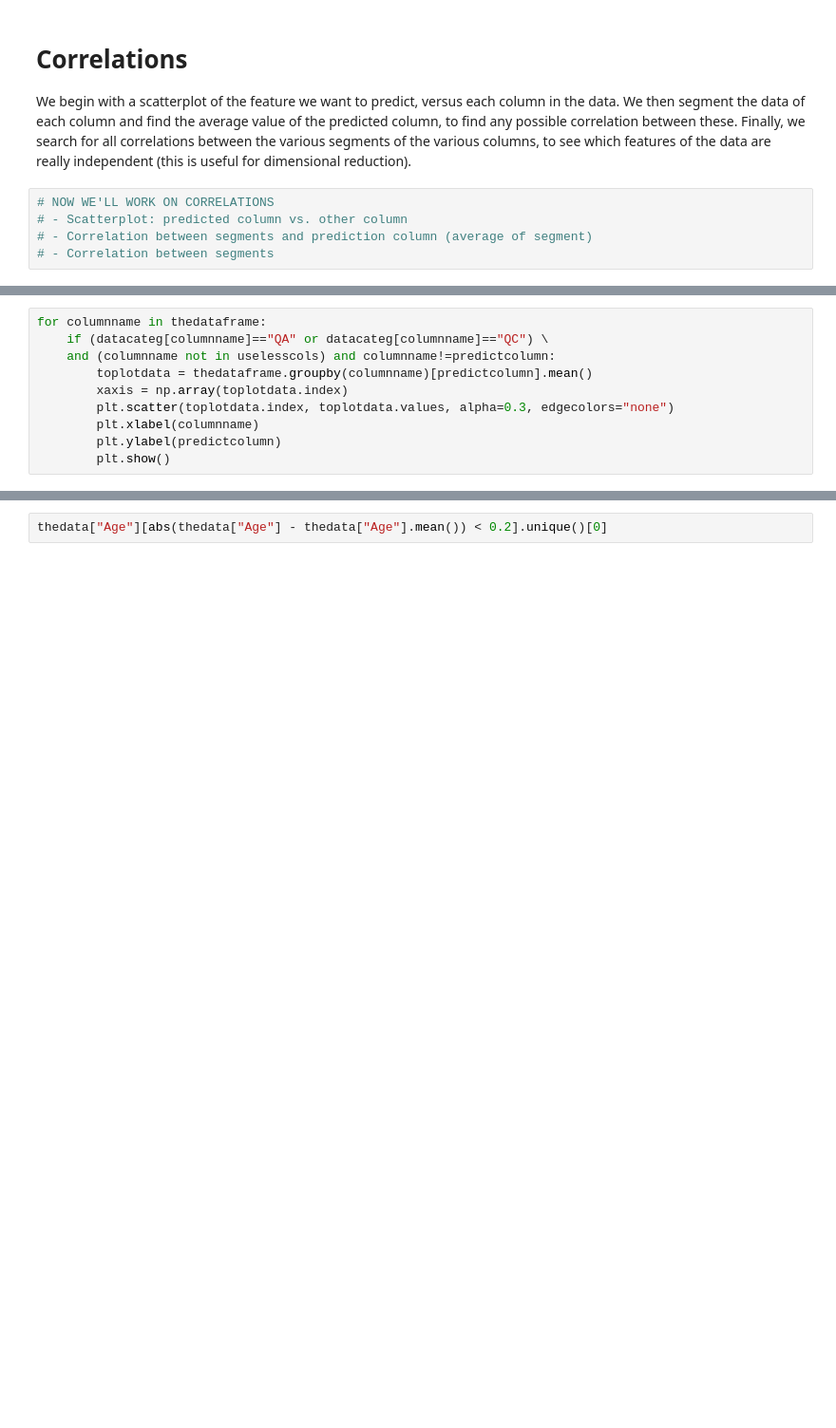
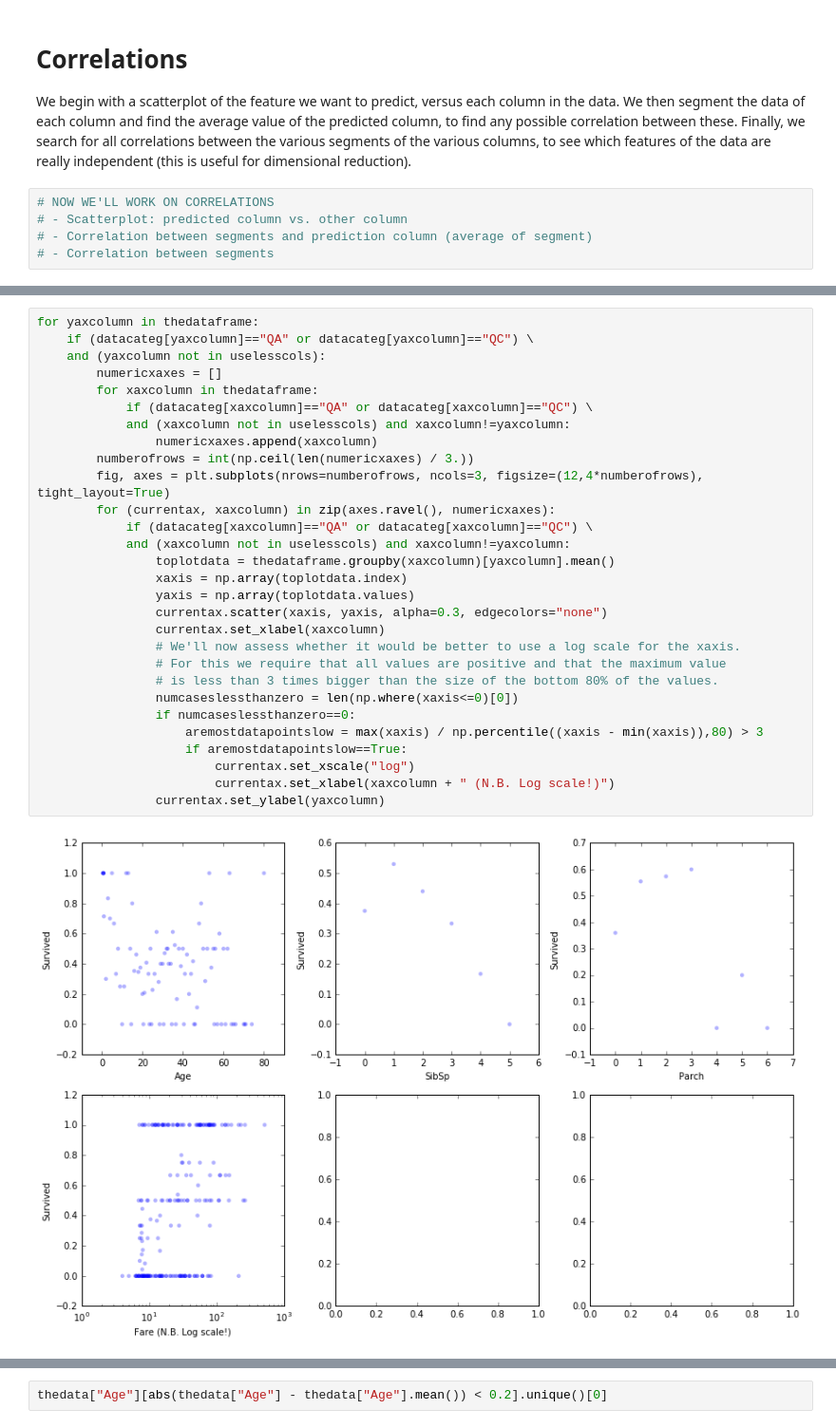
Before and after one commit to dangall/FullDataAnalysisPipeline, a Jupyter notebook: DataExploration.ipynb, the cells around one changed output, grey strips where cells are left out. Shown at 95% size. Cells and saved outputs as stored; diff of their text form; blank space fills up the shorter version.

```diff
--- a/DataExploration.ipynb
+++ b/DataExploration.ipynb
@@ -456,10 +440,0 @@ True
-# %%
-for columnname in thedataframe:
-    if (datacateg[columnname]=="QA" or datacateg[columnname]=="QC") \
-    and (columnname not in uselesscols) and columnname!=predictcolumn:
-        toplotdata = thedataframe.groupby(columnname)[predictcolumn].mean()
-        xaxis = np.array(toplotdata.index)
-        plt.scatter(toplotdata.index, toplotdata.values, alpha=0.3, edgecolors="none")
-        plt.xlabel(columnname)
-        plt.ylabel(predictcolumn)
-        plt.show()
@@ -470,0 +441,31 @@ for columnname in thedataframe:
+# %%
+for yaxcolumn in thedataframe:
+    if (datacateg[yaxcolumn]=="QA" or datacateg[yaxcolumn]=="QC") \
+    and (yaxcolumn not in uselesscols):
+        numericxaxes = []
+        for xaxcolumn in thedataframe:
+            if (datacateg[xaxcolumn]=="QA" or datacateg[xaxcolumn]=="QC") \
+            and (xaxcolumn not in uselesscols) and xaxcolumn!=yaxcolumn:
+                numericxaxes.append(xaxcolumn)
+        numberofrows = int(np.ceil(len(numericxaxes) / 3.))
+        fig, axes = plt.subplots(nrows=numberofrows, ncols=3, figsize=(12,4*numberofrows), tight_layout=True)
+        for (currentax, xaxcolumn) in zip(axes.ravel(), numericxaxes):
+            if (datacateg[xaxcolumn]=="QA" or datacateg[xaxcolumn]=="QC") \
+            and (xaxcolumn not in uselesscols) and xaxcolumn!=yaxcolumn:
+                toplotdata = thedataframe.groupby(xaxcolumn)[yaxcolumn].mean()
+                xaxis = np.array(toplotdata.index)
+                yaxis = np.array(toplotdata.values)
+                currentax.scatter(xaxis, yaxis, alpha=0.3, edgecolors="none")
+                currentax.set_xlabel(xaxcolumn)
+                # We'll now assess whether it would be better to use a log scale for the xaxis.
+                # For this we require that all values are positive and that the maximum value
+                # is less than 3 times bigger than the size of the bottom 80% of the values.
+                numcaseslessthanzero = len(np.where(xaxis<=0)[0])
+                if numcaseslessthanzero==0:
+                    aremostdatapointslow = max(xaxis) / np.percentile((xaxis - min(xaxis)),80) > 3
+                    if aremostdatapointslow==True:
+                        currentax.set_xscale("log")
+                        currentax.set_xlabel(xaxcolumn + " (N.B. Log scale!)")
+                currentax.set_ylabel(yaxcolumn)
+# %% [output]
+[figure, added]
```
Also changed, not shown: parts of 8 cells of this notebook.
